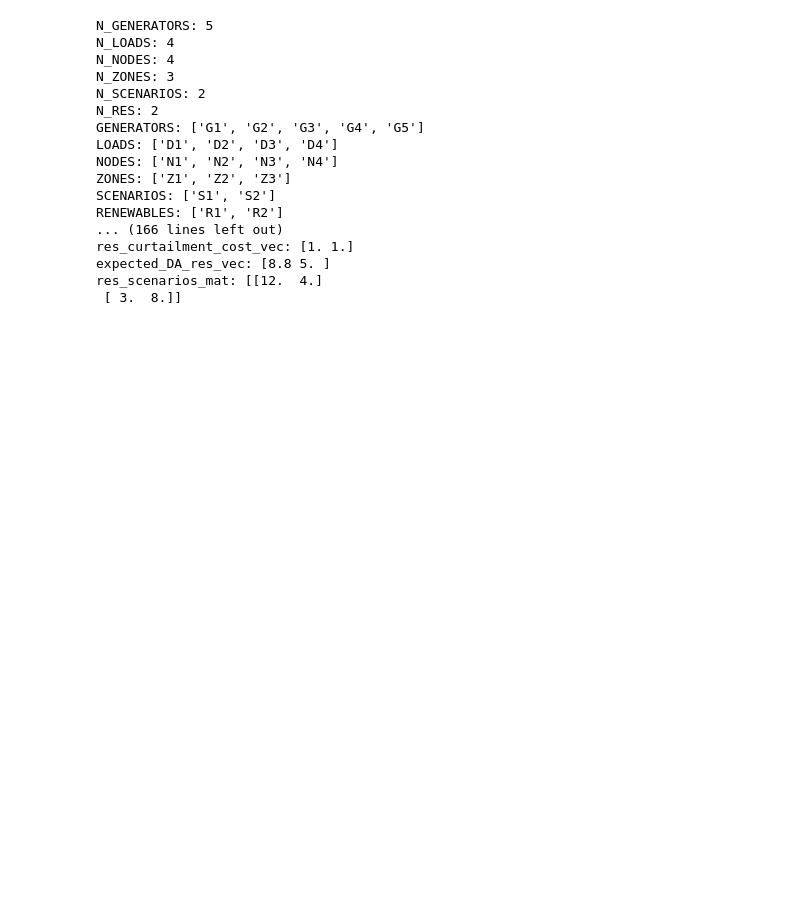
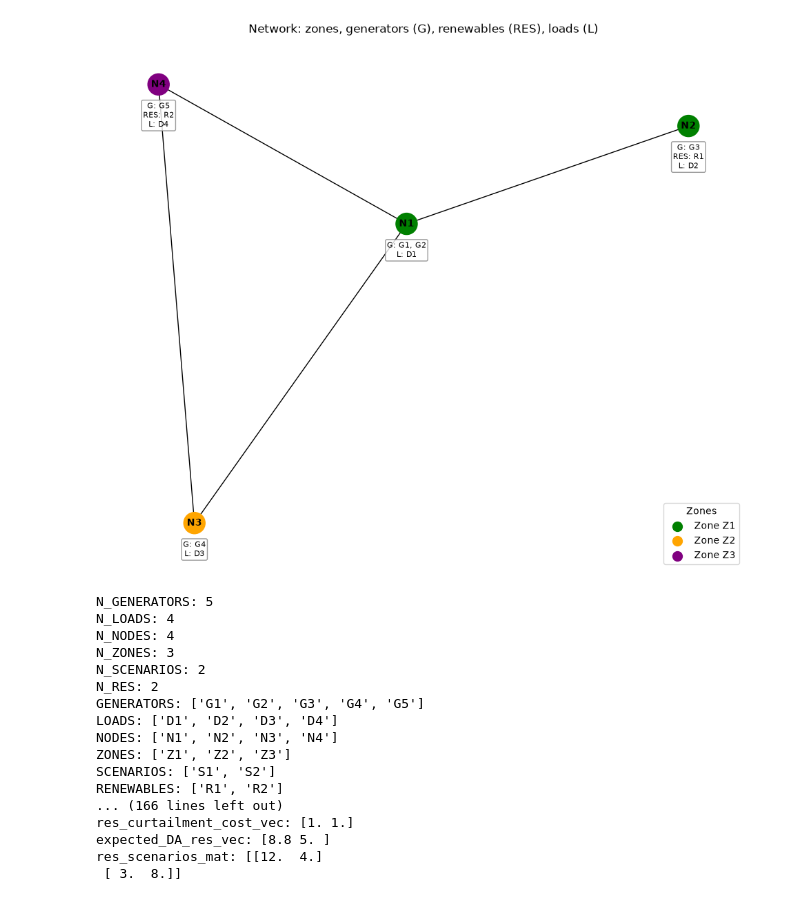
Before and after one commit to salomelavine/PDM_dynamic_line_allocation, a Jupyter notebook: src/market.ipynb, the cells around one changed output. Saved outputs shown, nothing was run; the diff lists cells and outputs as text; code cells hidden in the pictures; blank space fills up the shorter version.

```diff
--- a/src/market.ipynb
+++ b/src/market.ipynb
@@ -68,3 +13,54 @@ plt.show()
+# %%
+# Basic vizualization
+G = nx.Graph()
+
+for n in data.NODES:
+    G.add_node(n,
+               zone=data.node_zone[n],
+               generators=data.generators_per_node.get(n, []),
+               loads=data.loads_per_node.get(n, []),
+               renewables=data.renewables_per_node.get(n, []))
+
+for (n, m) in data.lines:
+    G.add_edge(n, m, capacity=data.line_capacity_per_line[(n, m)])
+
+# Draw the network with nodes coloured by zone
+zone_colors = {'Z1': 'green', 'Z2': 'orange', 'Z3': 'purple'}
+
+fig, ax = plt.subplots(figsize=(12, 10))
+pos = nx.spring_layout(G, seed=42)   # fixed seed -> same layout every run
+
+# One colour per node, in the same order as G.nodes
+node_colors = [zone_colors[data.node_zone[n]] for n in G.nodes]
+
+nx.draw(G, pos, ax=ax, with_labels=True, node_color=node_colors,
+        node_size=500, font_size=10, font_weight='bold')
+
+# Generators / renewables / loads written under each node
+def asset_text(n):
+    a = G.nodes[n]
+    parts = []
+    if a['generators']: parts.append("G: "   + ", ".join(map(str, a['generators'])))
+    if a['renewables']: parts.append("RES: " + ", ".join(map(str, a['renewables'])))
+    if a['loads']:      parts.append("L: "   + ", ".join(map(str, a['loads'])))
+    return "\n".join(parts)
+
+for n, (x, y) in pos.items():
+    txt = asset_text(n)
+    if txt:
+        ax.annotate(txt, (x, y), xytext=(0, -18), textcoords='offset points',
+                    ha='center', va='top', fontsize=8,
+                    bbox=dict(boxstyle='round,pad=0.2', fc='white', ec='grey', alpha=0.8))
+
+# Zone legend
+for zone, color in zone_colors.items():
+    ax.scatter([], [], c=color, s=100, label=f"Zone {zone}")
+ax.legend(title="Zones", loc="lower right")
+
+ax.set_title("Network: zones, generators (G), renewables (RES), loads (L)")
+plt.show()
+# %% [output]
+[figure, added]
 # %%
 for key, value in data.__dict__.items():
     print(f"{key}: {value}")
```
Also changed, not shown: parts of 17 cells of this notebook.
